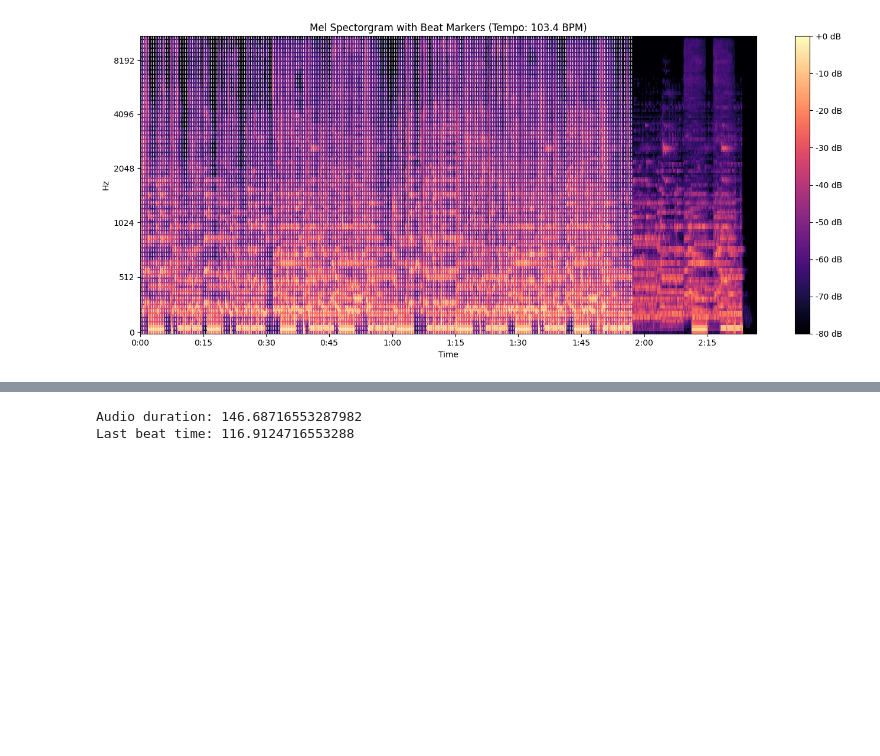
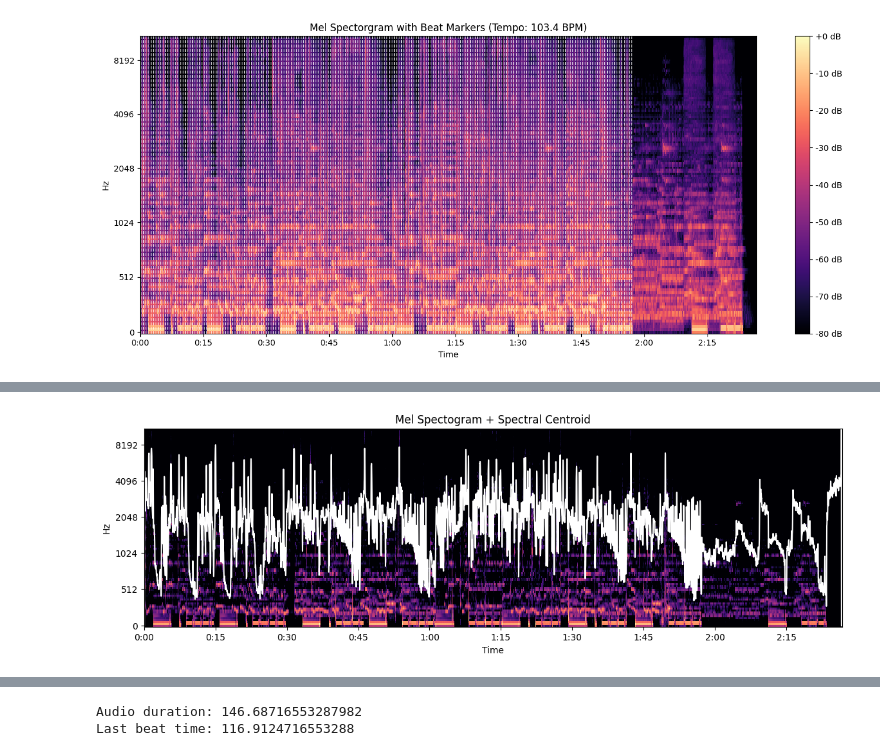
Before and after one commit to pubdomacc/mir-analysis-riize-fame, a Jupyter notebook: notebooks/MIR-notebook.ipynb, the cells around one changed output, grey strips where cells are left out. Cells and saved outputs as stored; diff of their text form; code cells hidden in the pictures; blank space fills up the shorter version.

```diff
--- a/notebooks/MIR-notebook.ipynb
+++ b/notebooks/MIR-notebook.ipynb
@@ -139,0 +150,34 @@ plt.show()
+# %%
+
+hop_length = 512
+n_fft = 2048
+n_mels = 128
+
+# Mel spectrogram
+S = librosa.feature.melspectrogram(
+    y=y,
+    sr=sr,
+    n_fft=n_fft,
+    hop_length=hop_length,
+    n_mels=n_mels
+)
+
+S_db = librosa.amplitude_to_db(S, ref=np.max)
+
+# Mel frequency axis
+mel_frequencies = librosa.mel_frequencies(n_mels=n_mels, fmin=0, fmax=sr/2)
+
+
+#Spectral Centroid Overlaid on Spectogram
+
+centroid = librosa.feature.spectral_centroid(y=y, sr=sr)[0]
+times = librosa.times_like(centroid)
+
+plt.figure(figsize=(14,4))
+librosa.display.specshow(librosa.amplitude_to_db(S, ref=np.max), sr=sr,
+                         hop_length=hop_length, x_axis='time', y_axis='mel')
+plt.plot(times,centroid/centroid.max()*np.max(mel_frequencies), color='w')
+plt.title("Mel Spectogram + Spectral Centroid")
+plt.show()
+# %% [output]
+[figure, added]
```
Also changed, not shown: parts of 4 cells of this notebook, 2 other files.
